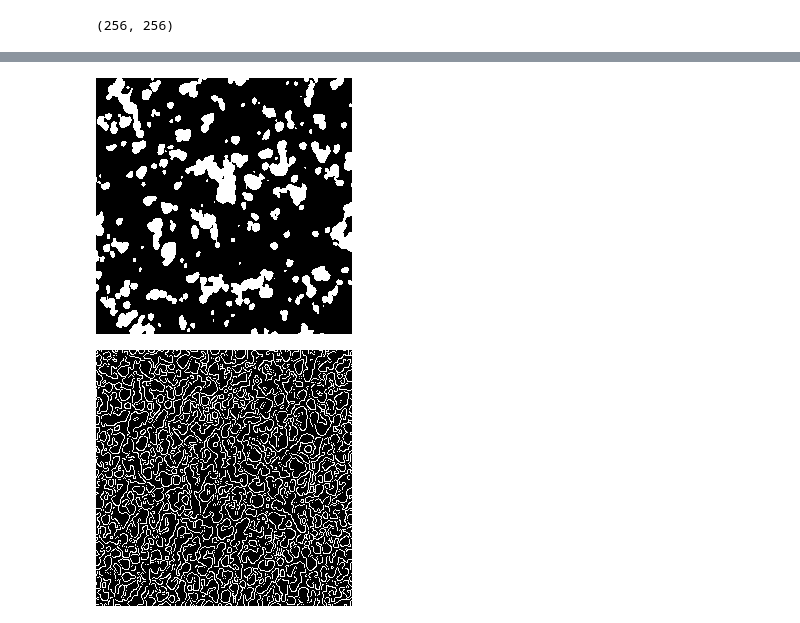
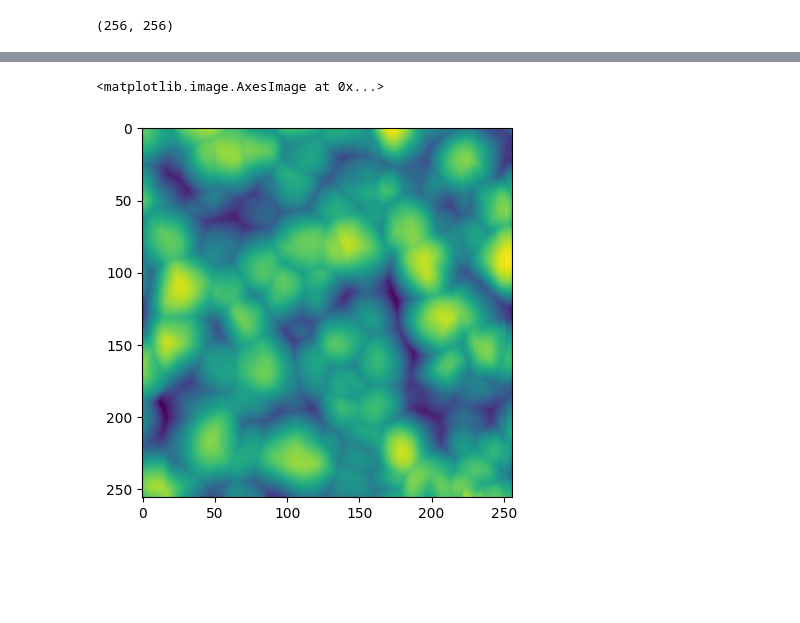
Before and after one commit to MikJak75/Micro_Grain_Segmentation, a Jupyter notebook: edge_detection.ipynb, the cells around one changed output, grey strips where cells are left out. Saved outputs shown, nothing was run; the diff lists cells and outputs as text; code cells hidden in the pictures; blank space fills up the shorter version.

Commit message:
threshold

```diff
--- a/edge_detection.ipynb
+++ b/edge_detection.ipynb
@@ -123,10 +87,5 @@ cv2_imshow(image)
-# %%
-binary = cv2.threshold(image, 150, 255, cv2.THRESH_BINARY)[1]
-cv2_imshow(binary)
-# %% [output]
-[figure, removed]
-# %%
-mask = cv.Canny(binary, 30, 50)
-cv2_imshow(mask)
-# %% [output]
-[figure, removed]
+# %%
+plt.imshow(image)
+# %% [output]
+<matplotlib.image.AxesImage at 0x...>
+[figure, added]
```
Also changed, not shown: parts of 13 cells of this notebook.
